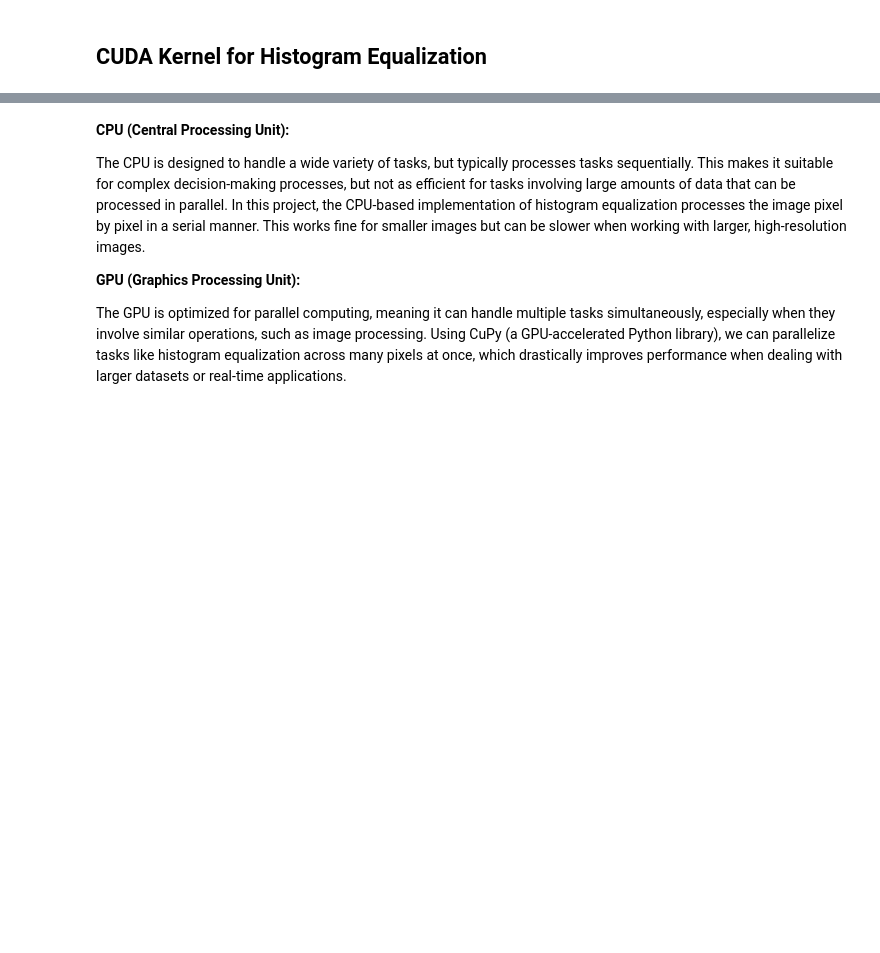
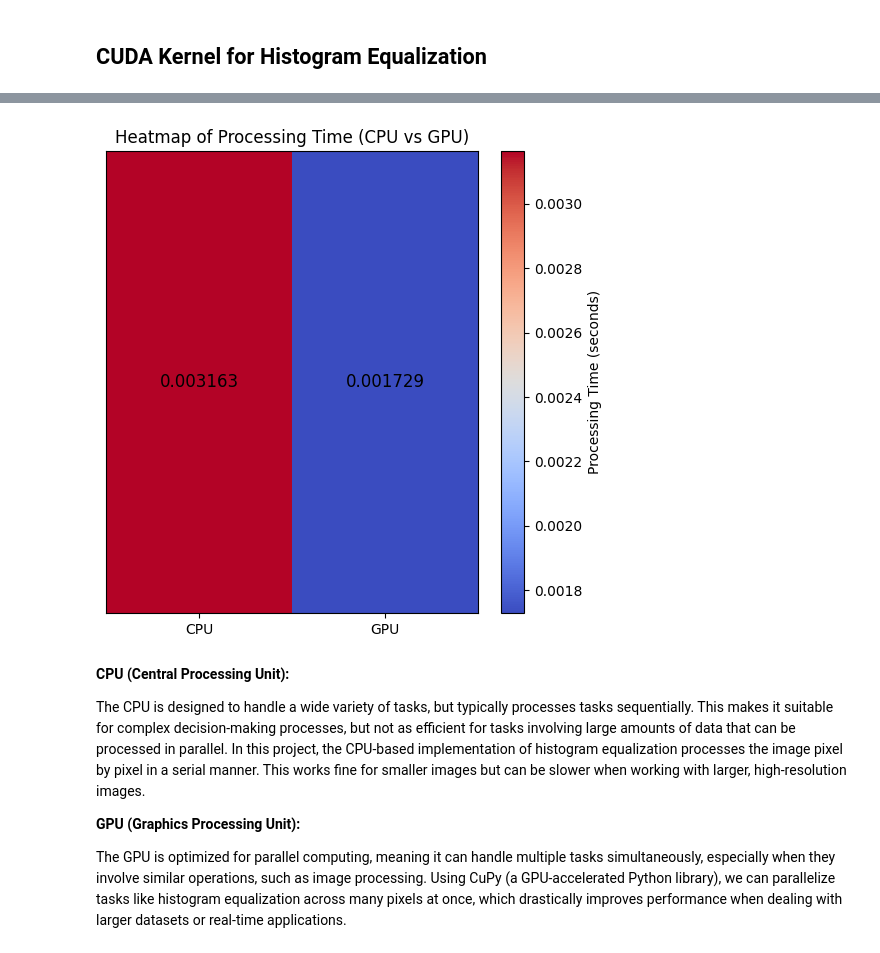
Before and after one commit to 3lson/ImageHistogramEqualisation-GPU-, a Jupyter notebook: ImageHistogramEqualization.ipynb, the cells around one changed output, grey strips where cells are left out. Drawn from its saved outputs; the diff is of its cells as text; code cells hidden in the pictures; blank space fills up the shorter version.

```diff
--- a/ImageHistogramEqualization.ipynb
+++ b/ImageHistogramEqualization.ipynb
@@ -196,3 +194,29 @@ plt.show()
+# %%
+times = np.array([[cpu_time, gpu_time]])
+
+# Plotting the heatmap
+plt.figure(figsize=(6, 6))
+
+# Use a diverging colormap (coolwarm) or reversed hot (hot_r) for contrast
+plt.imshow(times, cmap='coolwarm', interpolation='nearest', aspect='auto')
+
+# Add a colorbar to indicate the range of processing times
+plt.colorbar(label='Processing Time (seconds)')
+
+# Add the actual values on the heatmap
+for i in range(times.shape[0]):
+    for j in range(times.shape[1]):
+        plt.text(j, i, f'{times[i, j]:.6f}', ha='center', va='center', color='black', fontsize=12)
+
+# Adding labels and title
+plt.title('Heatmap of Processing Time (CPU vs GPU)')
+plt.xticks([0, 1], ['CPU', 'GPU'])  # Label the x-axis
+plt.yticks([])  # Remove y-axis labels (no need for row labels)
+
+# Display the heatmap
+plt.show()
+# %% [output]
+[figure, added]
 # %% [markdown]
 **CPU (Central Processing Unit):**
 
```
Also changed, not shown: parts of 4 cells of this notebook.
